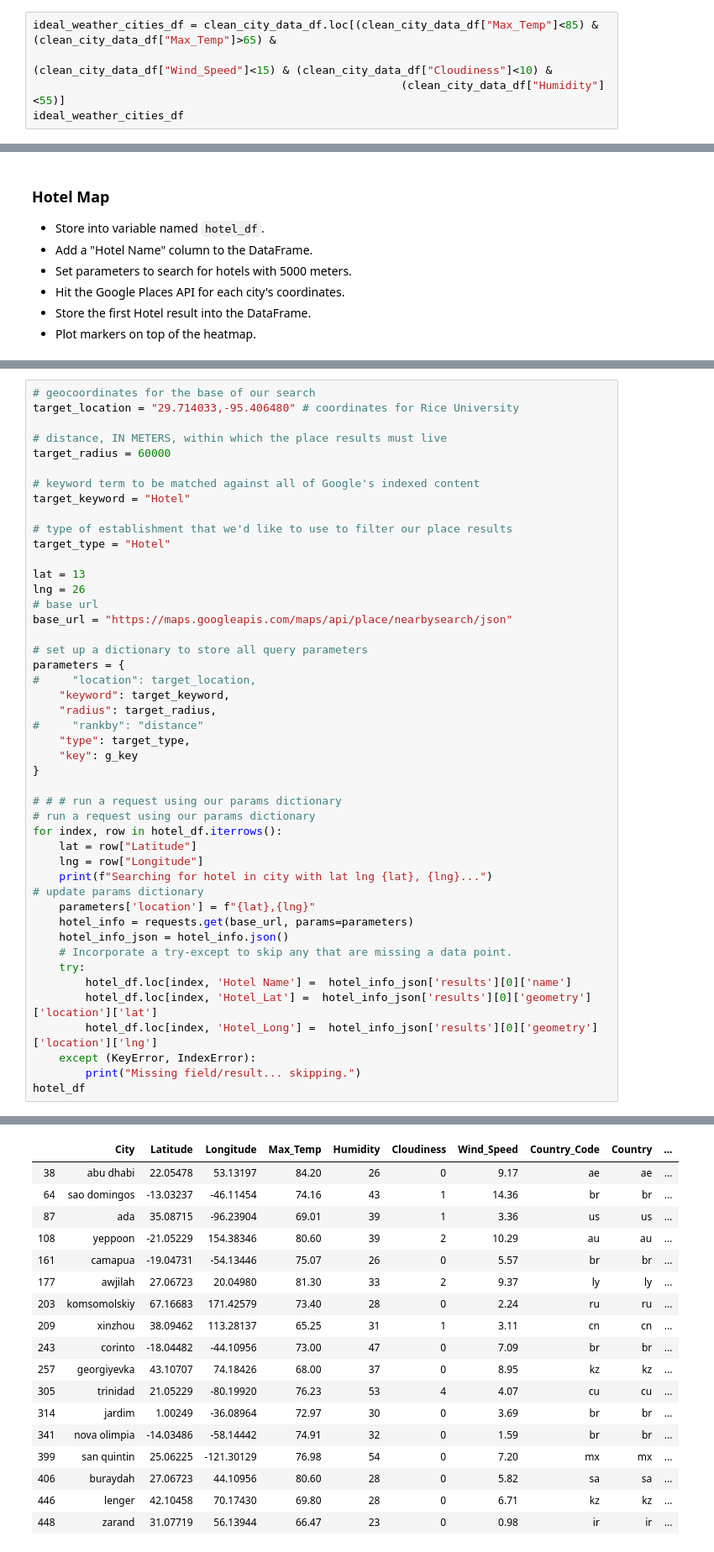
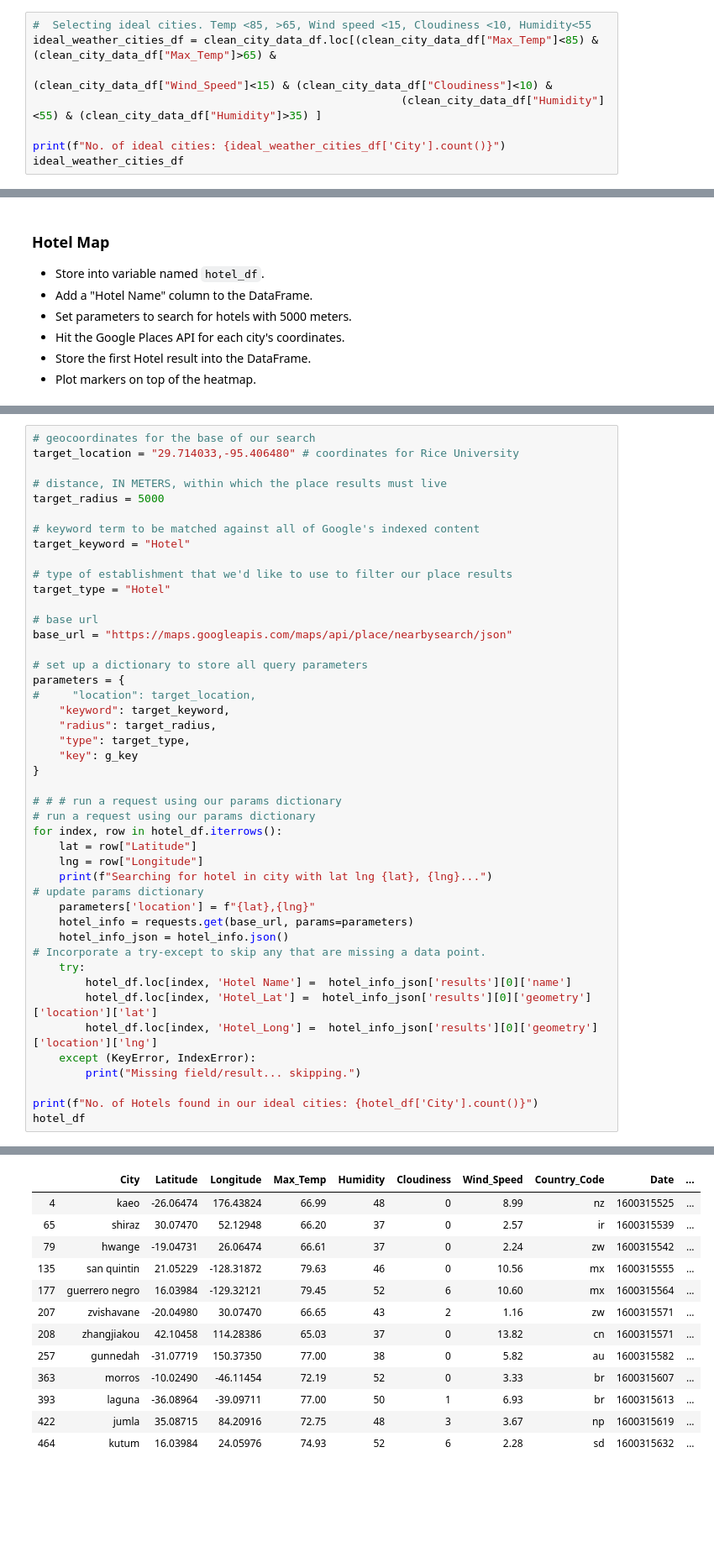
Before and after one commit to eobianyor/Python_API_project, a Jupyter notebook: VacationPy/VacationPy.ipynb, the cells around one changed output, grey strips where cells are left out. Shown: that part at 84% size. Drawn from its saved outputs; the diff is of its cells as text; blank space fills up the shorter version.

```diff
--- a/VacationPy/VacationPy.ipynb
+++ b/VacationPy/VacationPy.ipynb
@@ -95,8 +82,11 @@ Myfig
 * Narrow down the cities to fit weather conditions.
 * Drop any rows will null values.
 # %%
+#  Selecting ideal cities. Temp <85, >65, Wind speed <15, Cloudiness <10, Humidity<55
 ideal_weather_cities_df = clean_city_data_df.loc[(clean_city_data_df["Max_Temp"]<85) & (clean_city_data_df["Max_Temp"]>65) &
                                                         (clean_city_data_df["Wind_Speed"]<15) & (clean_city_data_df["Cloudiness"]<10) &
-                                                        (clean_city_data_df["Humidity"]<55)]
+                                                        (clean_city_data_df["Humidity"]<55) & (clean_city_data_df["Humidity"]>35) ]
+
+print(f"No. of ideal cities: {ideal_weather_cities_df['City'].count()}")
 ideal_weather_cities_df
 # %% [output]
@@ -158,7 +140,7 @@ hotel_df
 target_location = "29.714033,-95.406480" # coordinates for Rice University
 
 # distance, IN METERS, within which the place results must live
-target_radius = 60000
+target_radius = 5000
 
 # keyword term to be matched against all of Google's indexed content
 target_keyword = "Hotel"
@@ -166,8 +148,6 @@ target_keyword = "Hotel"
 # type of establishment that we'd like to use to filter our place results
 target_type = "Hotel"
 
-lat = 13
-lng = 26
 # base url
 base_url = "https://maps.googleapis.com/maps/api/place/nearbysearch/json"
 
@@ -176,7 +156,6 @@ parameters = {
 #     "location": target_location,
     "keyword": target_keyword,
     "radius": target_radius,
-#     "rankby": "distance"
     "type": target_type,
     "key": g_key
 }
@@ -191,12 +170,14 @@ for index, row in hotel_df.iterrows():
     parameters['location'] = f"{lat},{lng}"
     hotel_info = requests.get(base_url, params=parameters)
     hotel_info_json = hotel_info.json()
-    # Incorporate a try-except to skip any that are missing a data point.
+# Incorporate a try-except to skip any that are missing a data point.
     try:
         hotel_df.loc[index, 'Hotel Name'] =  hotel_info_json['results'][0]['name']
         hotel_df.loc[index, 'Hotel_Lat'] =  hotel_info_json['results'][0]['geometry']['location']['lat']
         hotel_df.loc[index, 'Hotel_Long'] =  hotel_info_json['results'][0]['geometry']['location']['lng']
     except (KeyError, IndexError):
         print("Missing field/result... skipping.")
+
+print(f"No. of Hotels found in our ideal cities: {hotel_df['City'].count()}")
 hotel_df
 # %% [output]
@@ -220,20 +201,15 @@ Searching for hotel in city with lat lng 31.07719, 56.13944000000001...
-|  | City | Latitude | Longitude | Max_Temp | Humidity | Cloudiness | Wind_Speed | Country_Code | Country | ... |
-| 38 | abu dhabi | 22.05478 | 53.13197 | 84.20 | 26 | 0 | 9.17 | ae | ae | ... |
-| 64 | sao domingos | -13.03237 | -46.11454 | 74.16 | 43 | 1 | 14.36 | br | br | ... |
-| 87 | ada | 35.08715 | -96.23904 | 69.01 | 39 | 1 | 3.36 | us | us | ... |
-| 108 | yeppoon | -21.05229 | 154.38346 | 80.60 | 39 | 2 | 10.29 | au | au | ... |
-| 161 | camapua | -19.04731 | -54.13446 | 75.07 | 26 | 0 | 5.57 | br | br | ... |
-| 177 | awjilah | 27.06723 | 20.04980 | 81.30 | 33 | 2 | 9.37 | ly | ly | ... |
-| 203 | komsomolskiy | 67.16683 | 171.42579 | 73.40 | 28 | 0 | 2.24 | ru | ru | ... |
-| 209 | xinzhou | 38.09462 | 113.28137 | 65.25 | 31 | 1 | 3.11 | cn | cn | ... |
-| 243 | corinto | -18.04482 | -44.10956 | 73.00 | 47 | 0 | 7.09 | br | br | ... |
-| 257 | georgiyevka | 43.10707 | 74.18426 | 68.00 | 37 | 0 | 8.95 | kz | kz | ... |
-| 305 | trinidad | 21.05229 | -80.19920 | 76.23 | 53 | 4 | 4.07 | cu | cu | ... |
-| 314 | jardim | 1.00249 | -36.08964 | 72.97 | 30 | 0 | 3.69 | br | br | ... |
-| 341 | nova olimpia | -14.03486 | -58.14442 | 74.91 | 32 | 0 | 1.59 | br | br | ... |
-| 399 | san quintin | 25.06225 | -121.30129 | 76.98 | 54 | 0 | 7.20 | mx | mx | ... |
-| 406 | buraydah | 27.06723 | 44.10956 | 80.60 | 28 | 0 | 5.82 | sa | sa | ... |
-| 446 | lenger | 42.10458 | 70.17430 | 69.80 | 28 | 0 | 6.71 | kz | kz | ... |
-| 448 | zarand | 31.07719 | 56.13944 | 66.47 | 23 | 0 | 0.98 | ir | ir | ... |
+|  | City | Latitude | Longitude | Max_Temp | Humidity | Cloudiness | Wind_Speed | Country_Code | Date | ... |
+| 4 | kaeo | -26.06474 | 176.43824 | 66.99 | 48 | 0 | 8.99 | nz | 1600315525 | ... |
+| 65 | shiraz | 30.07470 | 52.12948 | 66.20 | 37 | 0 | 2.57 | ir | 1600315539 | ... |
+| 79 | hwange | -19.04731 | 26.06474 | 66.61 | 37 | 0 | 2.24 | zw | 1600315542 | ... |
+| 135 | san quintin | 21.05229 | -128.31872 | 79.63 | 46 | 0 | 10.56 | mx | 1600315555 | ... |
+| 177 | guerrero negro | 16.03984 | -129.32121 | 79.45 | 52 | 6 | 10.60 | mx | 1600315564 | ... |
+| 207 | zvishavane | -20.04980 | 30.07470 | 66.65 | 43 | 2 | 1.16 | zw | 1600315571 | ... |
+| 208 | zhangjiakou | 42.10458 | 114.28386 | 65.03 | 37 | 0 | 13.82 | cn | 1600315571 | ... |
+| 257 | gunnedah | -31.07719 | 150.37350 | 77.00 | 38 | 0 | 5.82 | au | 1600315582 | ... |
+| 363 | morros | -10.02490 | -46.11454 | 72.19 | 52 | 0 | 3.33 | br | 1600315607 | ... |
+| 393 | laguna | -36.08964 | -39.09711 | 77.00 | 50 | 1 | 6.93 | br | 1600315613 | ... |
+| 422 | jumla | 35.08715 | 84.20916 | 72.75 | 48 | 3 | 3.67 | np | 1600315619 | ... |
+| 464 | kutum | 16.03984 | 24.05976 | 74.93 | 52 | 6 | 2.28 | sd | 1600315632 | ... |
 # %%
 # Clean dataframe
```
Also changed, not shown: parts of 9 cells of this notebook, 3 other files.
